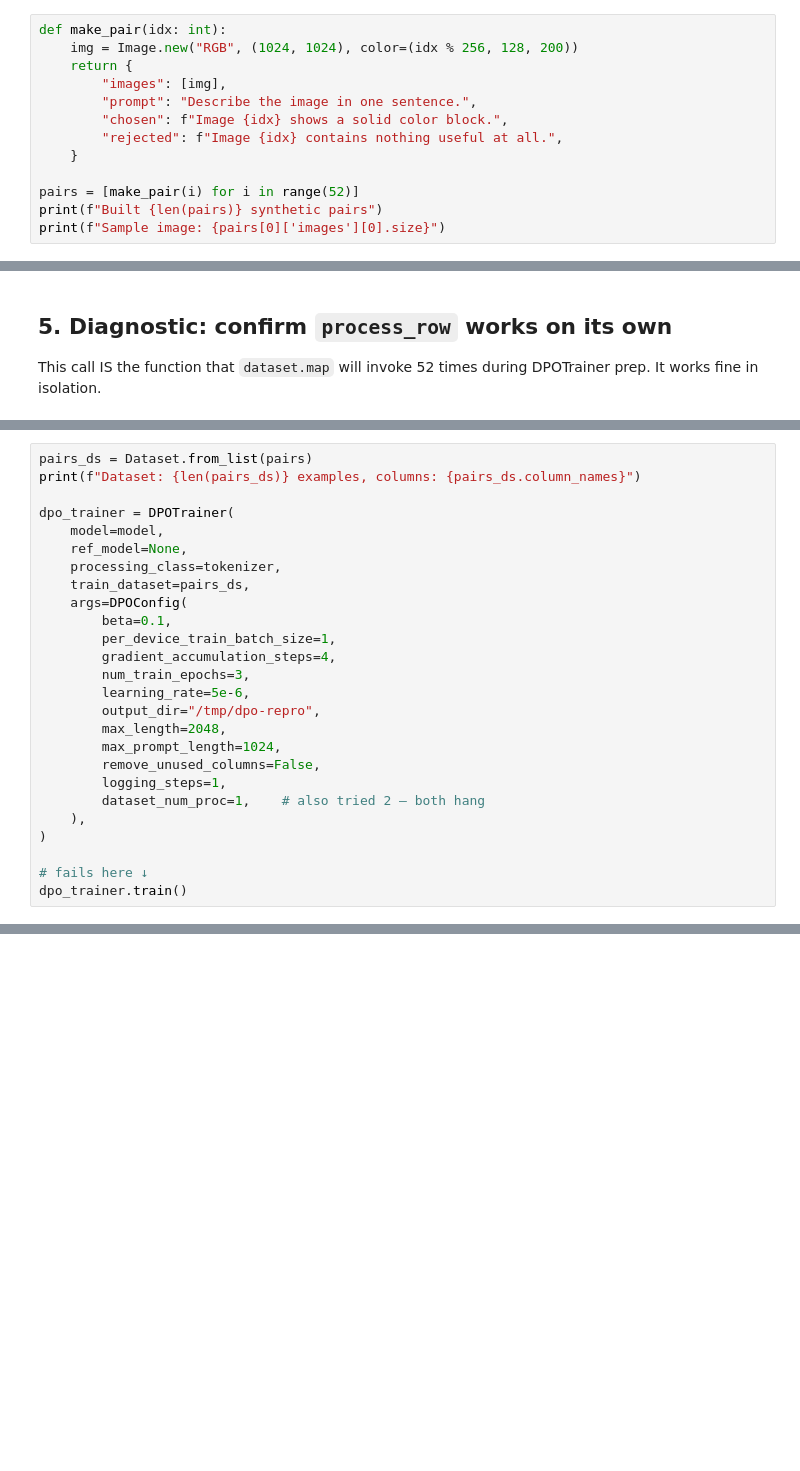
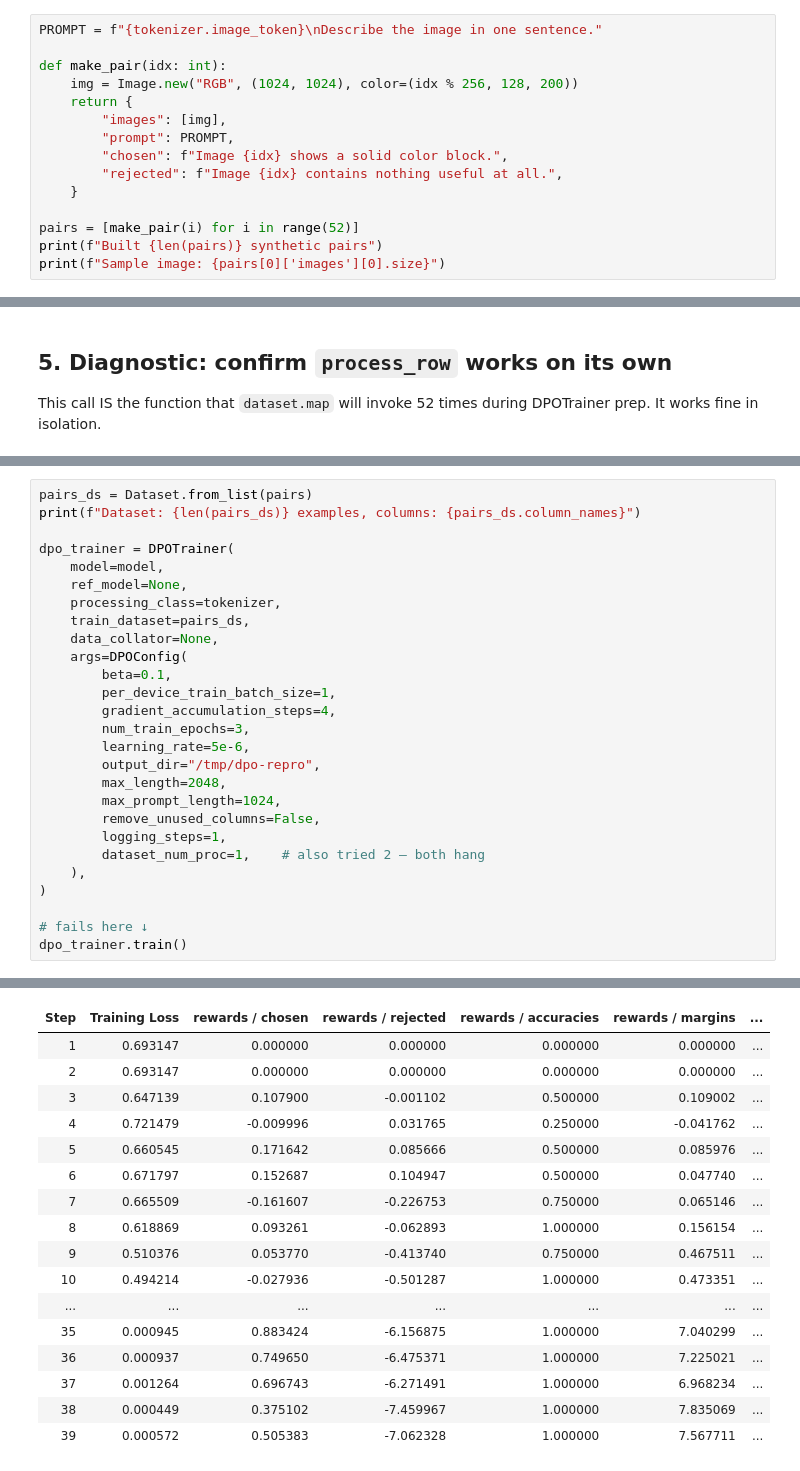
Before and after one commit to shahfazal/civicinsight, a Jupyter notebook: notebooks/modal/dpo-vision-repro.ipynb, the cells around one changed output, grey strips where cells are left out. Saved outputs shown, nothing was run; the diff lists cells and outputs as text; blank space fills up the shorter version.

```diff
--- a/notebooks/modal/dpo-vision-repro.ipynb
+++ b/notebooks/modal/dpo-vision-repro.ipynb
@@ -148,11 +235,13 @@ Just blank 1024x1024 RGB PIL images + short text. Real images and real preferenc
 
 Schema: flat `{images: [PIL], prompt: str, chosen: str, rejected: str}` — this is what Unsloth's vision DPO `process_row` expects (it does NOT want chat-template content blocks).
 # %%
+PROMPT = f"{tokenizer.image_token}\nDescribe the image in one sentence."
+
 def make_pair(idx: int):
     img = Image.new("RGB", (1024, 1024), color=(idx % 256, 128, 200))
     return {
         "images": [img],
-        "prompt": "Describe the image in one sentence.",
+        "prompt": PROMPT,
         "chosen": f"Image {idx} shows a solid color block.",
         "rejected": f"Image {idx} contains nothing useful at all.",
     }
@@ -214,6 +389,7 @@ dpo_trainer = DPOTrainer(
     ref_model=None,
     processing_class=tokenizer,
     train_dataset=pairs_ds,
+    data_collator=None,
     args=DPOConfig(
         beta=0.1,
         per_device_train_batch_size=1,
@@ -243,0 +420,17 @@ Unsloth: Will smartly offload gradients to save VRAM!
+| Step | Training Loss | rewards / chosen | rewards / rejected | rewards / accuracies | rewards / margins | ... |
+| 1 | 0.693147 | 0.000000 | 0.000000 | 0.000000 | 0.000000 | ... |
+| 2 | 0.693147 | 0.000000 | 0.000000 | 0.000000 | 0.000000 | ... |
+| 3 | 0.647139 | 0.107900 | -0.001102 | 0.500000 | 0.109002 | ... |
+| 4 | 0.721479 | -0.009996 | 0.031765 | 0.250000 | -0.041762 | ... |
+| 5 | 0.660545 | 0.171642 | 0.085666 | 0.500000 | 0.085976 | ... |
+| 6 | 0.671797 | 0.152687 | 0.104947 | 0.500000 | 0.047740 | ... |
+| 7 | 0.665509 | -0.161607 | -0.226753 | 0.750000 | 0.065146 | ... |
+| 8 | 0.618869 | 0.093261 | -0.062893 | 1.000000 | 0.156154 | ... |
+| 9 | 0.510376 | 0.053770 | -0.413740 | 0.750000 | 0.467511 | ... |
+| 10 | 0.494214 | -0.027936 | -0.501287 | 1.000000 | 0.473351 | ... |
+| ... | ... | ... | ... | ... | ... | ... |
+| 35 | 0.000945 | 0.883424 | -6.156875 | 1.000000 | 7.040299 | ... |
+| 36 | 0.000937 | 0.749650 | -6.475371 | 1.000000 | 7.225021 | ... |
+| 37 | 0.001264 | 0.696743 | -6.271491 | 1.000000 | 6.968234 | ... |
+| 38 | 0.000449 | 0.375102 | -7.459967 | 1.000000 | 7.835069 | ... |
+| 39 | 0.000572 | 0.505383 | -7.062328 | 1.000000 | 7.567711 | ... |
```
Also changed, not shown: parts of 14 cells of this notebook, 2 other files.
